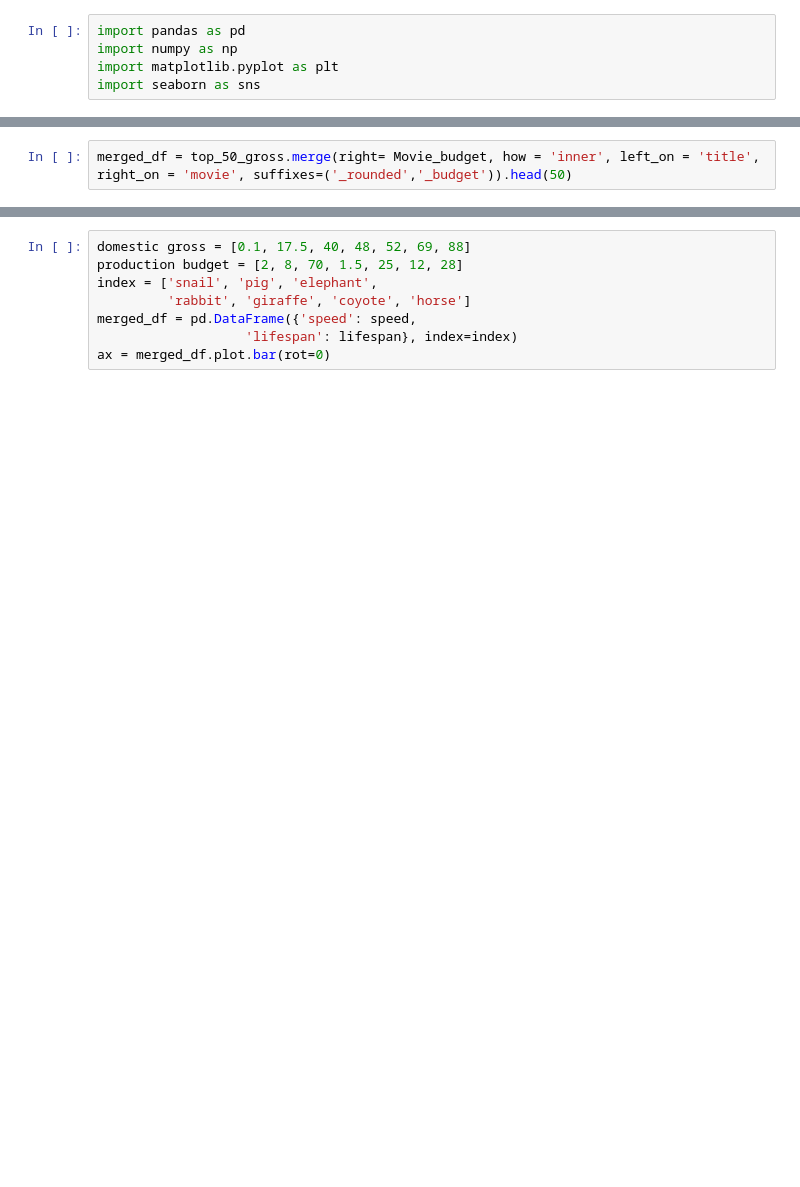
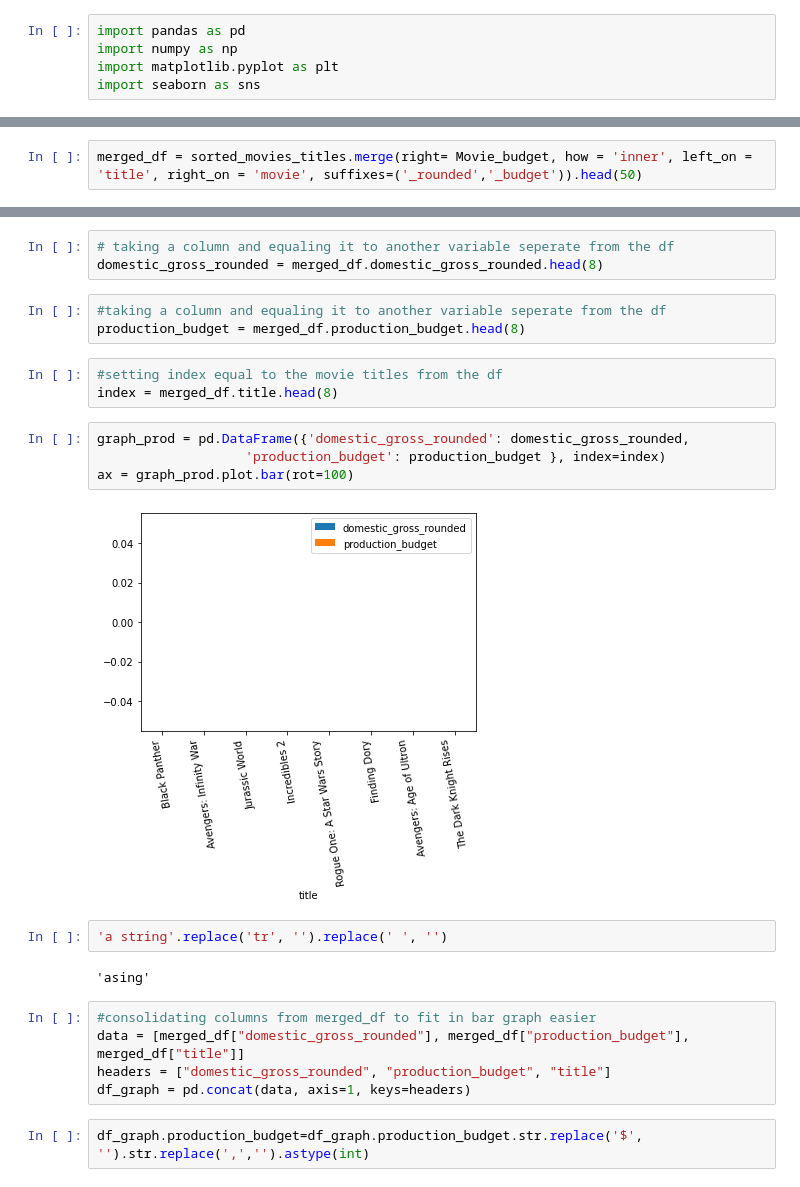
Before and after one commit to kinghenderson/microsoft_movie_analysis, a Jupyter notebook: Gross Value .ipynb, the cells around one changed output, grey strips where cells are left out. Drawn from its saved outputs; the diff is of its cells as text; blank space fills up the shorter version.

```diff
--- a/Gross Value .ipynb
+++ b/Gross Value .ipynb
@@ -45,7 +28,7 @@ Movie_budget
 | 5781 | 82 | Aug 5, 2005 | My Date With Drew | $1,100 | $181,041 | $181,041 |
 5782 rows × 6 columns
 # %%
-merged_df = top_50_gross.merge(right= Movie_budget, how = 'inner', left_on = 'title', right_on = 'movie', suffixes=('_rounded','_budget')).head(50)
+merged_df = sorted_movies_titles.merge(right= Movie_budget, how = 'inner', left_on = 'title', right_on = 'movie', suffixes=('_rounded','_budget')).head(50)
 # %%
 merged_df
 # %% [output]
@@ -66,11 +49,29 @@ merged_df
 | 47 | Captain America: The Winter Soldier | BV | 259800000.0 | 454500000 | 2014 | 16 | Apr 4, 2014 | Captain America: The Winter Soldier | ... |
 | 48 | The Hobbit: The Desolation of Smaug | WB (NL) | 258399999.0 | 700000000 | 2013 | 21 | Dec 13, 2013 | The Hobbit: The Desolation of Smaug | ... |
 | 49 | The Hobbit: The Battle of the Fiv... | WB (NL) | 255100000.0 | 700900000 | 2014 | 22 | Dec 17, 2014 | The Hobbit: The Battle of the Fiv... | ... |
-# %%
-domestic gross = [0.1, 17.5, 40, 48, 52, 69, 88]
-production budget = [2, 8, 70, 1.5, 25, 12, 28]
-index = ['snail', 'pig', 'elephant',
-         'rabbit', 'giraffe', 'coyote', 'horse']
-merged_df = pd.DataFrame({'speed': speed,
-                   'lifespan': lifespan}, index=index)
-ax = merged_df.plot.bar(rot=0)
+# %%
+# taking a column and equaling it to another variable seperate from the df
+domestic_gross_rounded = merged_df.domestic_gross_rounded.head(8)
+# %%
+#taking a column and equaling it to another variable seperate from the df
+production_budget = merged_df.production_budget.head(8)
+# %%
+#setting index equal to the movie titles from the df
+index = merged_df.title.head(8)
+# %%
+graph_prod = pd.DataFrame({'domestic_gross_rounded': domestic_gross_rounded,
+                   'production_budget': production_budget }, index=index)
+ax = graph_prod.plot.bar(rot=100)
+# %% [output]
+[figure, added]
+# %%
+'a string'.replace('tr', '').replace(' ', '')
+# %% [output]
+'asing'
+# %%
+#consolidating columns from merged_df to fit in bar graph easier
+data = [merged_df["domestic_gross_rounded"], merged_df["production_budget"], merged_df["title"]]
+headers = ["domestic_gross_rounded", "production_budget", "title"]
+df_graph = pd.concat(data, axis=1, keys=headers)
+# %%
+df_graph.production_budget=df_graph.production_budget.str.replace('$', '').str.replace(',','').astype(int)
```
Also changed, not shown: parts of 6 cells of this notebook, 2 other files.
